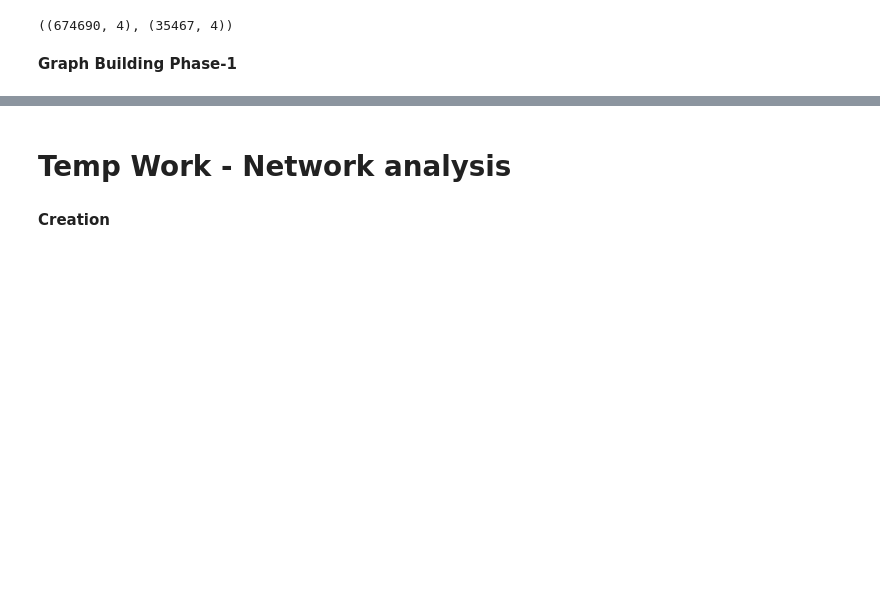
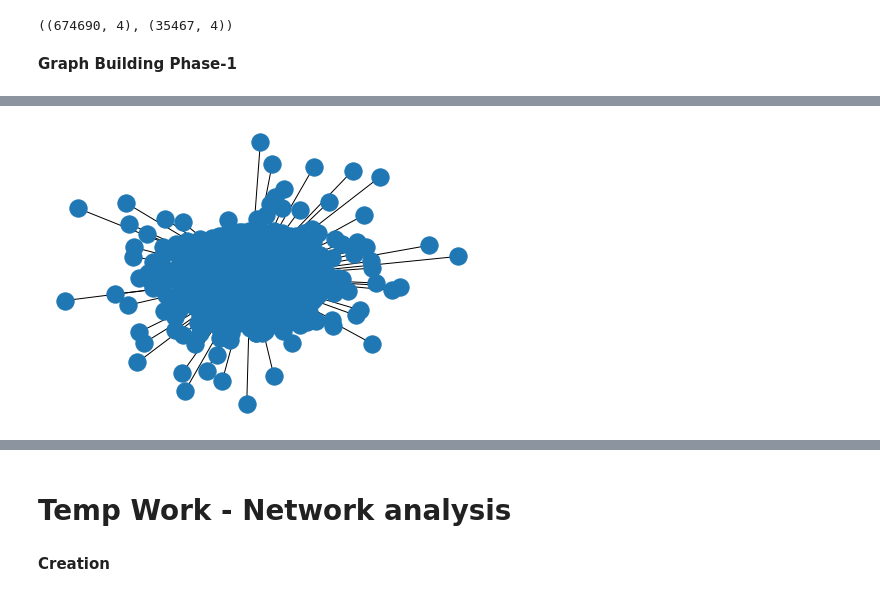
Before and after one commit to Starkultra/SNA, a Jupyter notebook: SNA_Molecular.V3.ipynb, the cells around one changed output, grey strips where cells are left out. Cells and saved outputs as stored; diff of their text form; code cells hidden in the pictures; blank space fills up the shorter version.

```diff
--- a/SNA_Molecular.V3.ipynb
+++ b/SNA_Molecular.V3.ipynb
@@ -253,0 +376,4 @@ nx.draw(part_1_dict['37'])
+# %%
+nx.draw(part_2_dict['35'])
+# %% [output]
+[figure, added]
```
Also changed, not shown: parts of 26 cells of this notebook, 2 other files.
